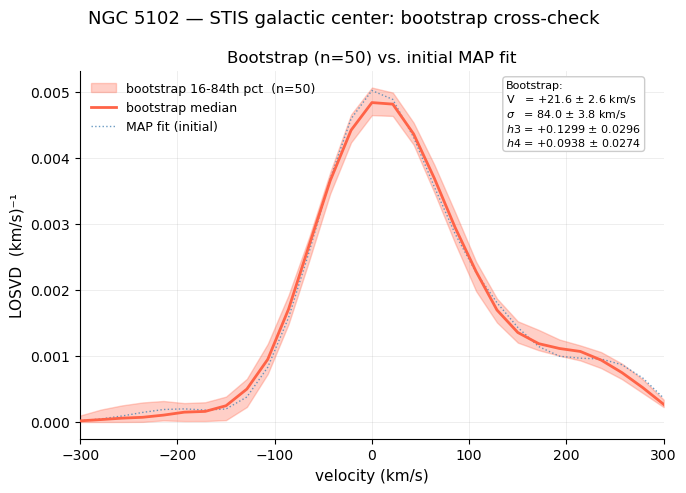
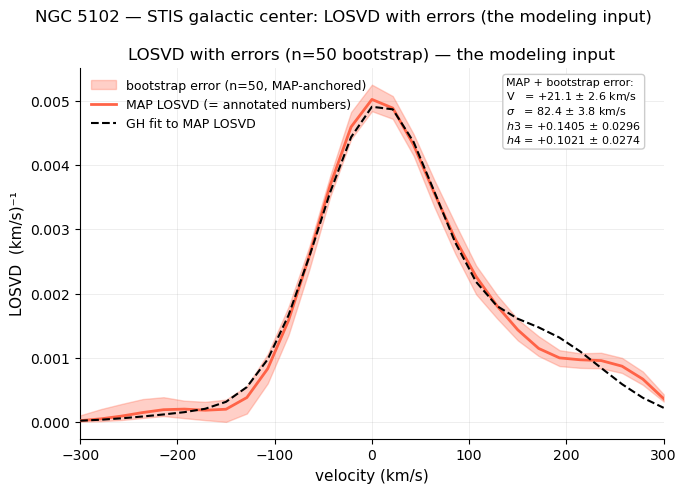
The change to this notebook cell's code, shown as a diff; its figure went from the first image to the second:
--- before
+++ after
@@ -1,23 +1,33 @@
 fig, ax = plt.subplots(figsize=(7, 5))
-fig.suptitle('NGC 5102 — STIS galactic center: bootstrap cross-check', fontsize=13)
+fig.suptitle('NGC 5102 — STIS galactic center: LOSVD with errors (the modeling input)', fontsize=12)
 
 b_trap   = trapezoid(b, st.xl)
 b_norm   = b / b_trap
 
-bs       = np.array(boot['b_samples'])
-bs_traps = np.array([trapezoid(s, st.xl) for s in bs])[:, np.newaxis]
-bs       = bs / bs_traps
-b_median = np.median(bs, axis=0)
-b_lo     = np.maximum(np.percentile(bs, 16, axis=0), 0.0)
-b_hi     = np.percentile(bs, 84, axis=0)
-gh_med   = fit_losvd_gauss_hermite(st.xl, b_median, fit_h3h4=True)
+# Error bounds are MAP-anchored (summary['b_lo_recommended']/['b_hi_recommended']),
+# matching the legacy pipeline's actual modeling-input convention: traced
+# directly through mcfitw.f -> pallmc.f's .mcfit2 section -> transvd -> the
+# final *_in files the Schwarzschild-modeling stage reads. .mcfit2 uses the
+# bootstrap ensemble's biweight location only to measure how far the
+# 16th/84th percentiles sit from it, then transplants that *distance* onto
+# the MAP fit's own value -- never onto the ensemble's own location (see
+# errors.py's _map_anchored_bounds). So this curve -- MAP LOSVD, plus these
+# MAP-anchored bounds -- is the *_in-equivalent LOSVD-with-errors: what
+# actually corresponds to what goes into modeling. There is no separate
+# "bootstrap median" curve to show; the ensemble is only ever used for its
+# spread, never as an alternative central estimate.
+b_lo = summary['b_lo_recommended'] / b_trap
+b_hi = summary['b_hi_recommended'] / b_trap
+
+gh_med = summary['gh_center_recommended']
+gh_model_norm = gh_med['model'] / trapezoid(gh_med['model'], st.xl)
 
 ax.fill_between(st.xl, b_lo, b_hi, alpha=0.30, color='tomato',
-                label=f'bootstrap 16-84th pct  (n={N_BOOT})')
-ax.plot(st.xl, b_median, lw=2.0, color='tomato', zorder=5, label='bootstrap median')
-ax.plot(st.xl, b_norm, lw=1.0, ls=':', color='steelblue', alpha=0.8, label='MAP fit (initial)')
+                label=f'bootstrap error (n={N_BOOT}, MAP-anchored)')
+ax.plot(st.xl, b_norm, lw=2.0, color='tomato', zorder=5, label='MAP LOSVD (= annotated numbers)')
+ax.plot(st.xl, gh_model_norm, lw=1.5, ls='--', color='black', zorder=6, label='GH fit to MAP LOSVD')
 
 ax.text(0.73, 0.79,
-        f"Bootstrap:\n"
+        f"MAP + bootstrap error:\n"
         fr"V   = {gh_med['vherm']:+.1f} $\pm$ {gh_err.get('gh_vherm', float('nan')):.1f}" + " km/s\n"
         fr"$\sigma$   = {gh_med['sherm']:.1f} $\pm$ {gh_err.get('gh_sherm', float('nan')):.1f}" + " km/s\n"
@@ -28,5 +38,5 @@
 
 ax.set_xlabel('velocity (km/s)'); ax.set_ylabel('LOSVD  (km/s)⁻¹')
-ax.set_title(f'Bootstrap (n={N_BOOT}) vs. initial MAP fit')
+ax.set_title(f'LOSVD with errors (n={N_BOOT} bootstrap) — the modeling input')
 ax.legend(fontsize=9, loc='upper left', framealpha=1.0, facecolor='white').set_zorder(20)
 ax.set_xlim(cfg.losvd_vmin, cfg.losvd_vmax)

Commit: Checkpoint 0: baseline before autonomous high-sigma LOSVD stress-test session